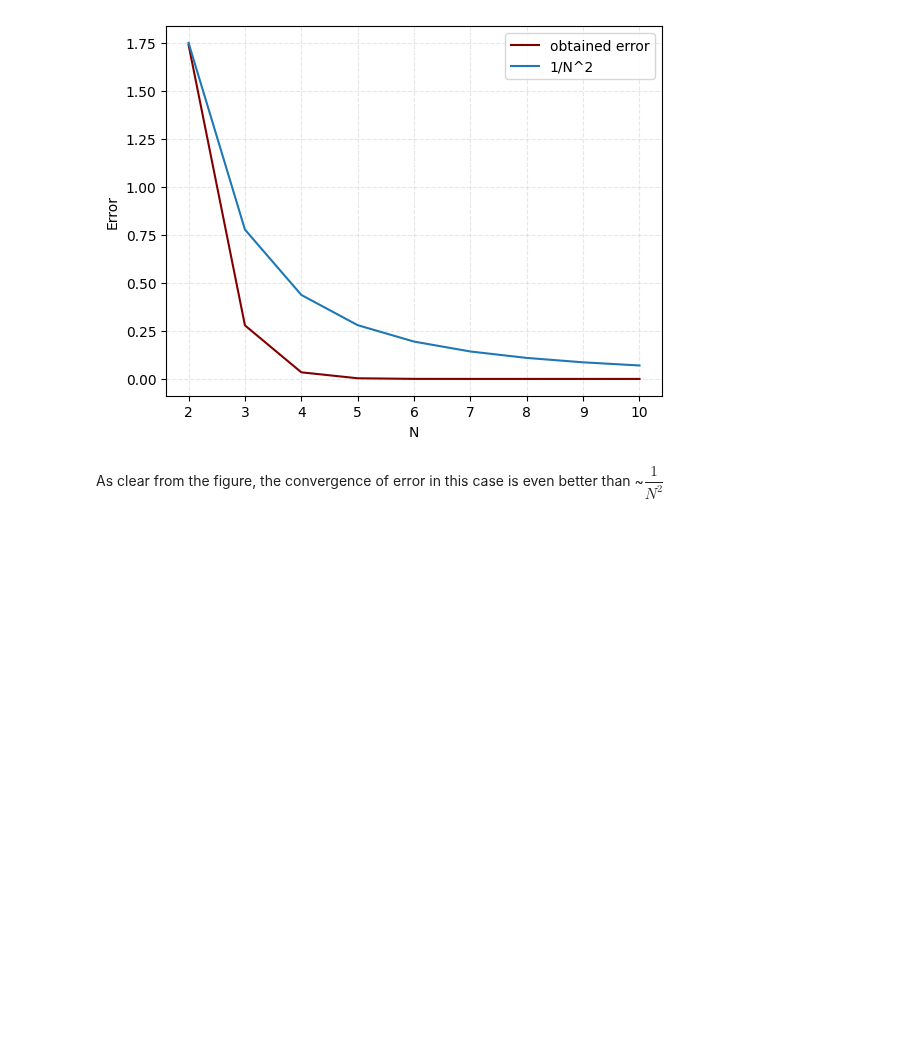
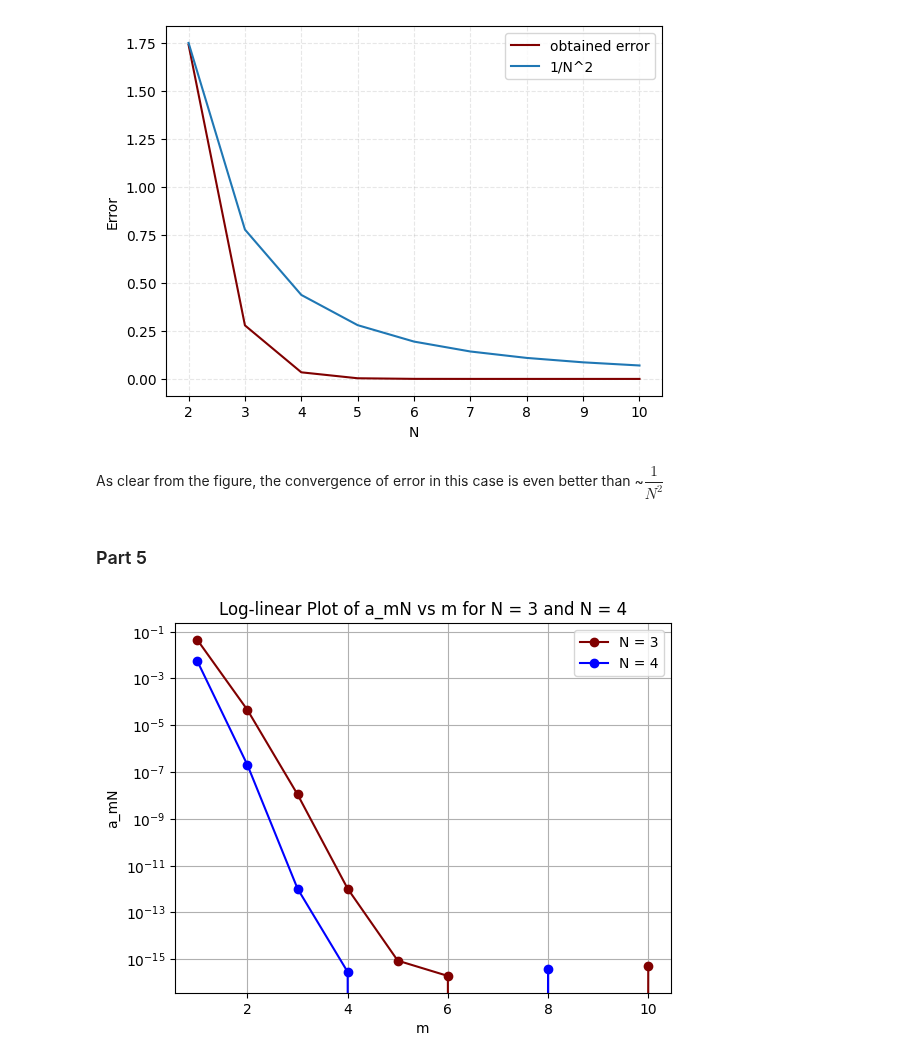
Before and after one commit to Mani0237/Prelims, a Jupyter notebook: 2017/summer/Q2_sachin.ipynb, the cells around one changed output. Drawn from its saved outputs; the diff is of its cells as text; code cells hidden in the pictures; blank space fills up the shorter version.

```diff
--- a/2017/summer/Q2_sachin.ipynb
+++ b/2017/summer/Q2_sachin.ipynb
@@ -75,3 +75,40 @@ N                I                       error
 [figure]
 # %% [markdown]
 As clear from the figure, the convergence of error in this case is even better than ~$\dfrac{1}{N^2}$
+# %% [markdown]
+### Part 5
+# %%
+# defining function to be integrated
+def func(x, m, N):
+    k = m * N
+    return (1/np.pi) * f(x) * np.cos(k*x)
+
+# defining function for a_mN
+def a_mN(m, N, a, b):
+    a = quad(func, a, b,args=(m,N), epsabs=1e-6)[0]
+    return a
+
+a = 0
+b = 2 * np.pi
+m_values = []
+amn_values_N3 = []
+amn_values_N4 = []
+
+for m in range(1,11):
+    amn_N3 = a_mN(m, 3, a, b)
+    amn_N4 = a_mN(m, 4, a, b)
+    m_values.append(m)
+    amn_values_N3.append(amn_N3)
+    amn_values_N4.append(amn_N4)
+
+# Plotting log-linear plot of amn vs m for N = 3 and N = 4
+plt.semilogy(m_values, amn_values_N3, marker='o', color = 'maroon', label='N = 3')
+plt.semilogy(m_values, amn_values_N4, marker='o', color = 'blue', label='N = 4')
+plt.xlabel('m')
+plt.ylabel('a_mN')
+plt.title('Log-linear Plot of a_mN vs m for N = 3 and N = 4')
+plt.grid(True)
+plt.legend()
+plt.show()
+# %% [output]
+[figure, added]
```
Also changed, not shown: 1 other file.
